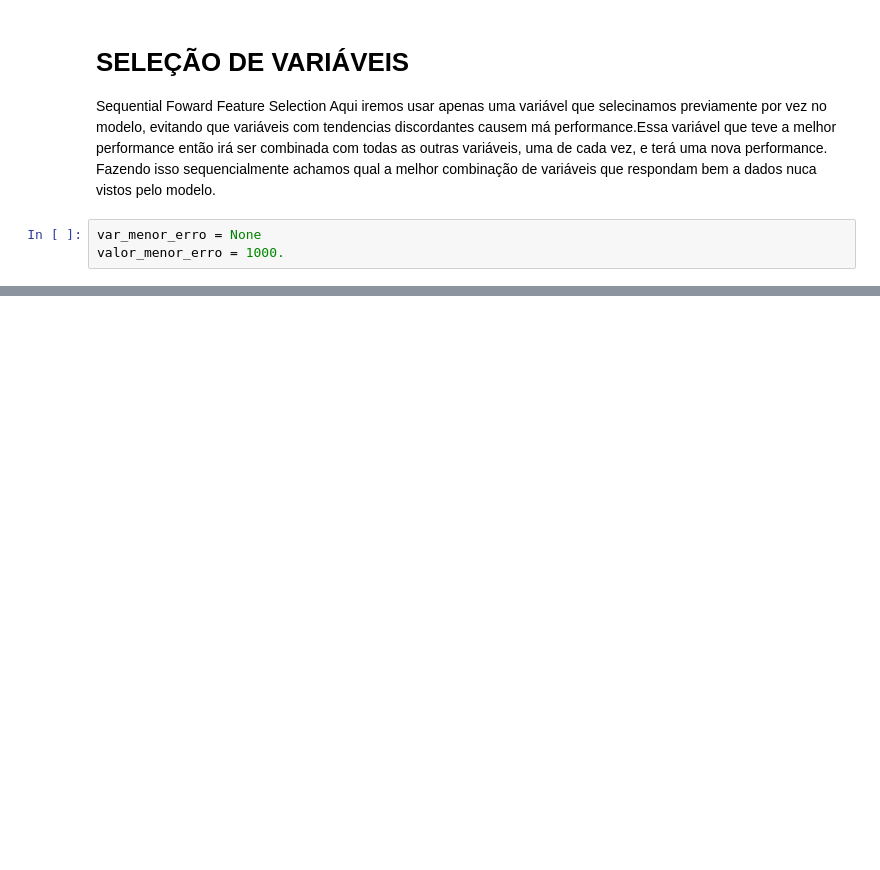
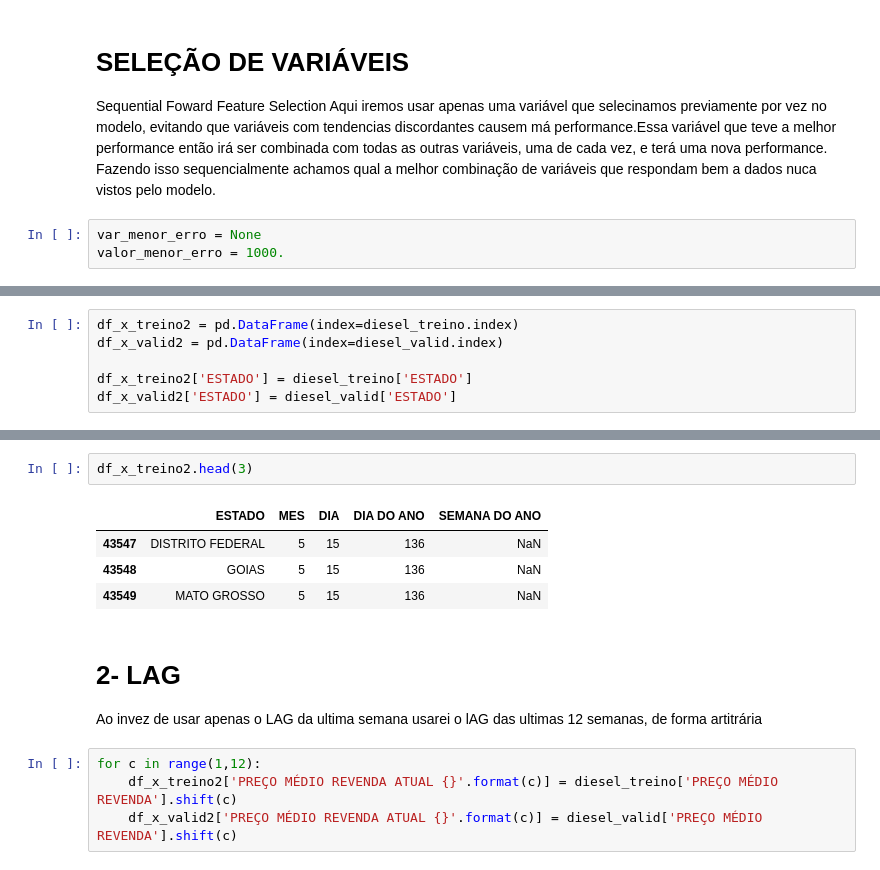
Before and after one commit to Breno-Valle/Gas_price_TimeSeries, a Jupyter notebook: gas_price.ipynb, the cells around one changed output, grey strips where cells are left out. Cells and saved outputs as stored; diff of their text form; blank space fills up the shorter version.

```diff
--- a/gas_price.ipynb
+++ b/gas_price.ipynb
@@ -306,0 +309,6 @@ Melhor variável: MES - Erro: 0.809213966655409
+# %%
+df_x_treino2 = pd.DataFrame(index=diesel_treino.index)
+df_x_valid2 = pd.DataFrame(index=diesel_valid.index)
+
+df_x_treino2['ESTADO'] = diesel_treino['ESTADO']
+df_x_valid2['ESTADO'] = diesel_valid['ESTADO']
@@ -306,0 +328,14 @@ Melhor variável: MES - Erro: 0.809213966655409
+# %%
+df_x_treino2.head(3)
+# %% [output]
+|  | ESTADO | MES | DIA | DIA DO ANO | SEMANA DO ANO |
+| 43547 | DISTRITO FEDERAL | 5 | 15 | 136 | NaN |
+| 43548 | GOIAS | 5 | 15 | 136 | NaN |
+| 43549 | MATO GROSSO | 5 | 15 | 136 | NaN |
+# %% [markdown]
+# 2- LAG
+Ao invez de usar apenas o LAG da ultima semana usarei o lAG das ultimas 12 semanas, de forma artitrária
+# %%
+for c in range(1,12):
+    df_x_treino2['PREÇO MÉDIO REVENDA ATUAL {}'.format(c)] = diesel_treino['PREÇO MÉDIO REVENDA'].shift(c)
+    df_x_valid2['PREÇO MÉDIO REVENDA ATUAL {}'.format(c)] = diesel_valid['PREÇO MÉDIO REVENDA'].shift(c)
```
Also changed, not shown: parts of 9 cells of this notebook.
